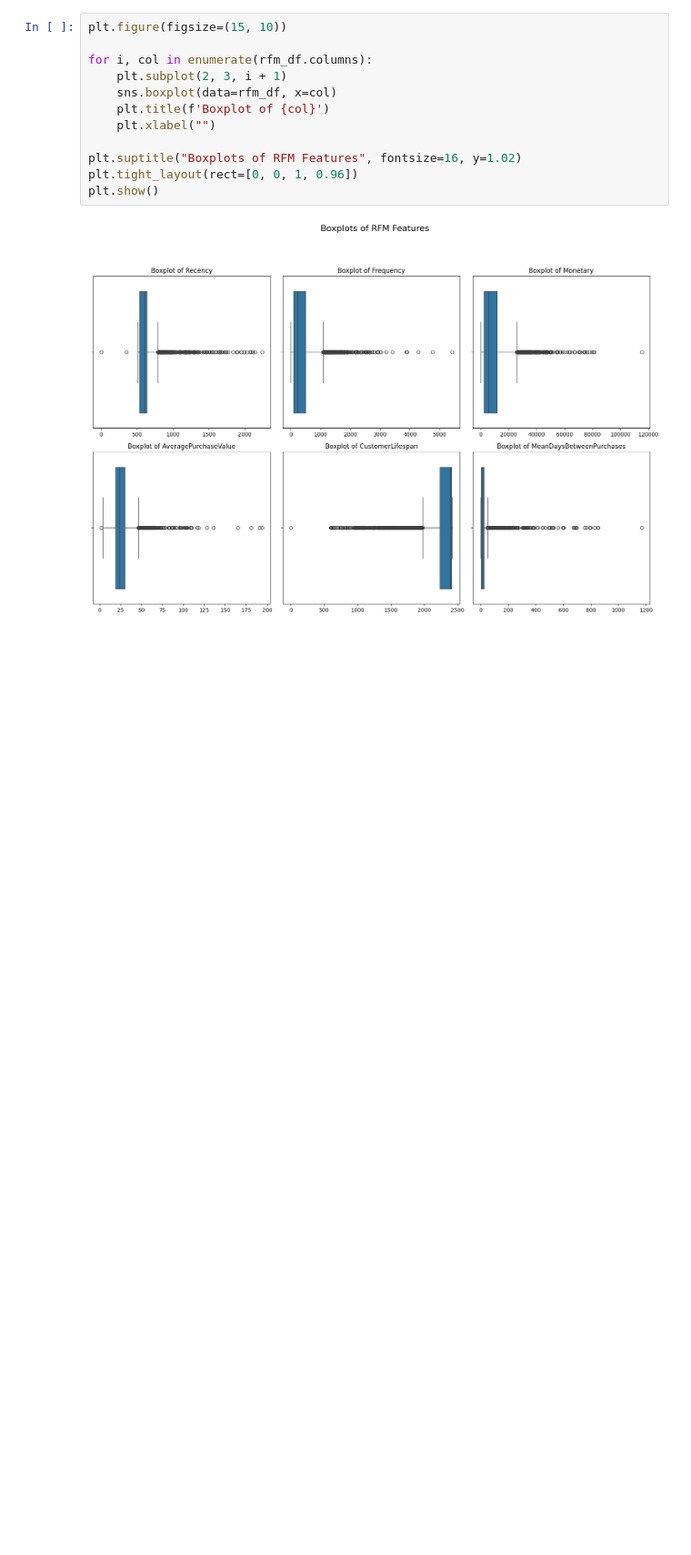
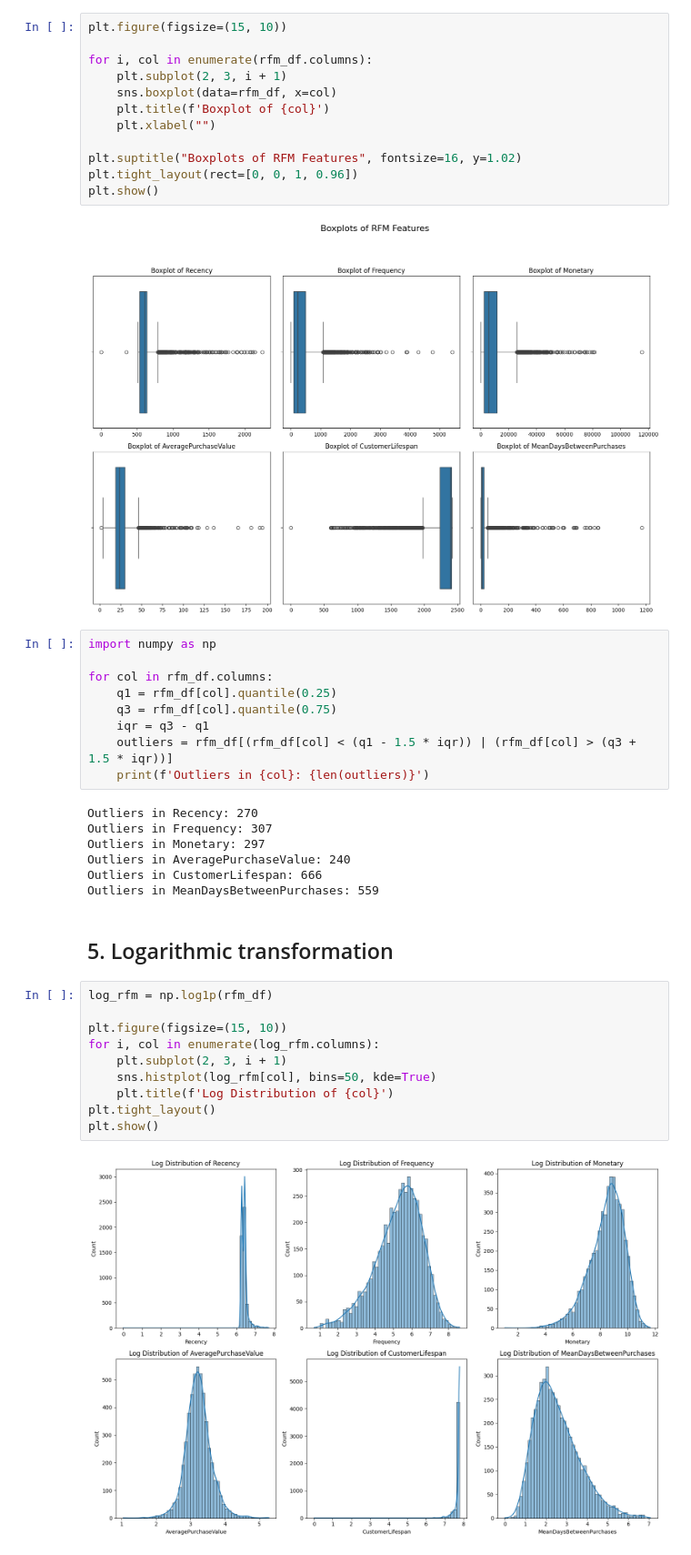
Before and after one commit to IvanOsipovDS/clv_prediction_project, a Jupyter notebook: notebooks/1_EDA.ipynb, the cells around one changed output. Shown: that part at 91% size. Cells and saved outputs as stored; diff of their text form; blank space fills up the shorter version.

```diff
--- a/notebooks/1_EDA.ipynb
+++ b/notebooks/1_EDA.ipynb
@@ -94,4 +104,34 @@ plt.tight_layout(rect=[0, 0, 1, 0.96])
 plt.show()
 # %% [output]
 [figure]
+# %%
+import numpy as np
+
+for col in rfm_df.columns:
+    q1 = rfm_df[col].quantile(0.25)
+    q3 = rfm_df[col].quantile(0.75)
+    iqr = q3 - q1
+    outliers = rfm_df[(rfm_df[col] < (q1 - 1.5 * iqr)) | (rfm_df[col] > (q3 + 1.5 * iqr))]
+    print(f'Outliers in {col}: {len(outliers)}')
+# %% [output]
+Outliers in Recency: 270
+Outliers in Frequency: 307
+Outliers in Monetary: 297
+Outliers in AveragePurchaseValue: 240
+Outliers in CustomerLifespan: 666
+Outliers in MeanDaysBetweenPurchases: 559
+# %% [markdown]
+## 5. Logarithmic transformation
+# %%
+log_rfm = np.log1p(rfm_df)
+
+plt.figure(figsize=(15, 10))
+for i, col in enumerate(log_rfm.columns):
+    plt.subplot(2, 3, i + 1)
+    sns.histplot(log_rfm[col], bins=50, kde=True)
+    plt.title(f'Log Distribution of {col}')
+plt.tight_layout()
+plt.show()
+# %% [output]
+[figure, added]
 # %% [markdown]
```
Also changed, not shown: parts of 9 cells of this notebook.
